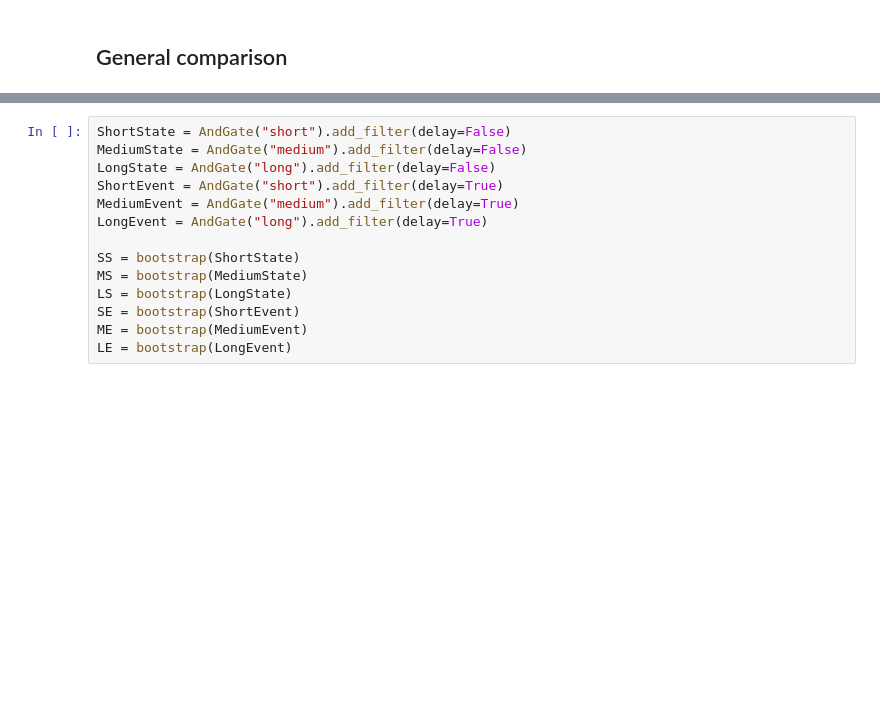
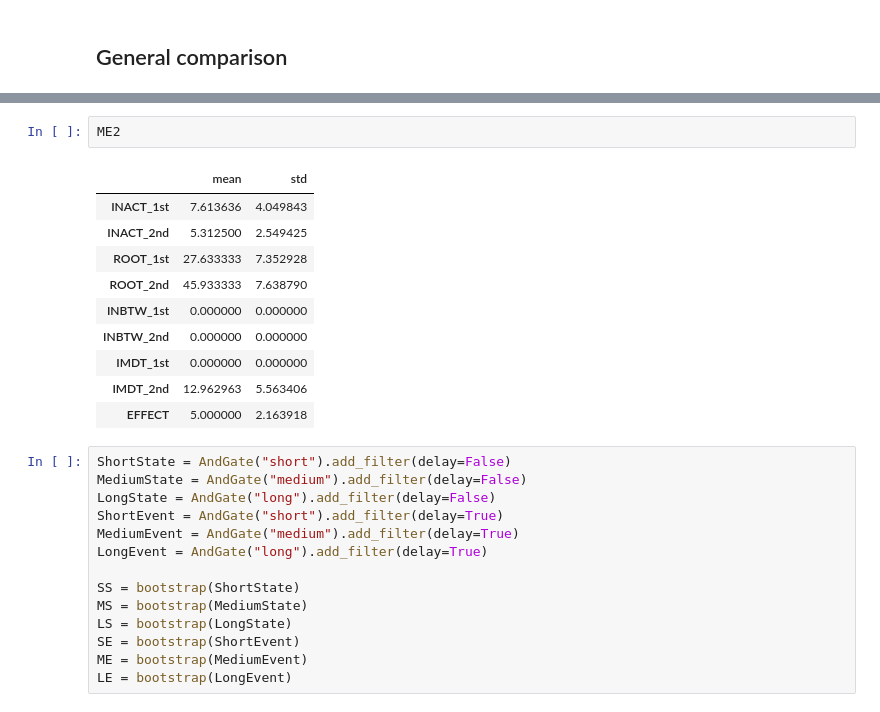
Before and after one commit to A-Fermo/continuity-cogsci21, a Jupyter notebook: analysis/analysis_E1_100def.ipynb, the cells around one changed output, grey strips where cells are left out. Saved outputs shown, nothing was run; the diff lists cells and outputs as text; blank space fills up the shorter version.

```diff
--- a/analysis/analysis_E1_100def.ipynb
+++ b/analysis/analysis_E1_100def.ipynb
@@ -640,6 +658,19 @@ graph([LS,LE1,LE2,LE3],["Long state top AND-Gate","Long event1 top AND-Gate",
 [figure]
 [figure]
 [figure]
+# %%
+ME2
+# %% [output]
+|  | mean | std |
+| INACT_1st | 7.613636 | 4.049843 |
+| INACT_2nd | 5.312500 | 2.549425 |
+| ROOT_1st | 27.633333 | 7.352928 |
+| ROOT_2nd | 45.933333 | 7.638790 |
+| INBTW_1st | 0.000000 | 0.000000 |
+| INBTW_2nd | 0.000000 | 0.000000 |
+| IMDT_1st | 0.000000 | 0.000000 |
+| IMDT_2nd | 12.962963 | 5.563406 |
+| EFFECT | 5.000000 | 2.163918 |
 # %%
 ShortState = AndGate("short").add_filter(delay=False)
 MediumState = AndGate("medium").add_filter(delay=False)
```
Also changed, not shown: parts of 4 cells of this notebook, 10 other files.
